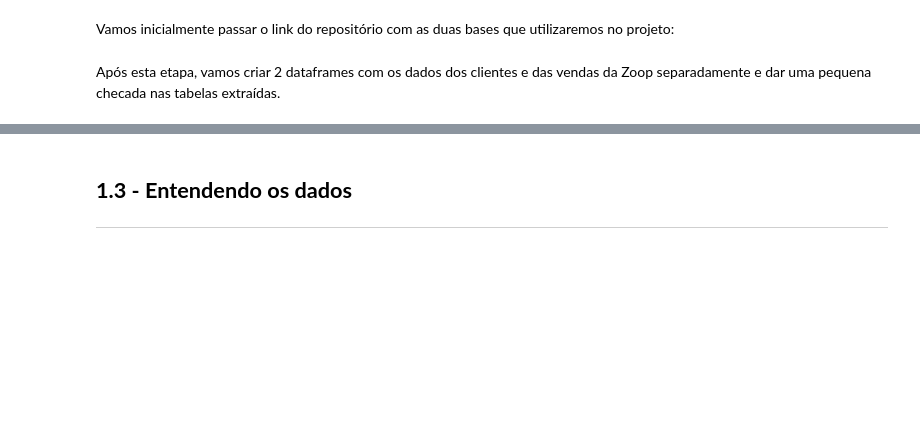
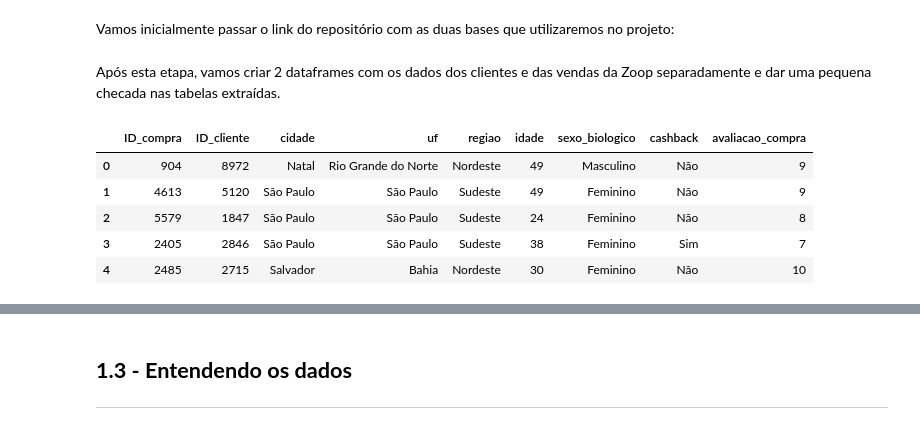
Before and after one commit to TheGabrielVieira/ia-datascience-dataviz, a Jupyter notebook: notebooks/Projeto_IA_aplicada_a_Data_Science.ipynb, the cells around one changed output, grey strips where cells are left out. Saved outputs shown, nothing was run; the diff lists cells and outputs as text; code cells hidden in the pictures; blank space fills up the shorter version.

Commit message:
feat: getting-the-data-with-pandas

```diff
--- a/notebooks/Projeto_Inicial_IA_aplicada_a_Data_Science.ipynb
+++ b/notebooks/Projeto_IA_aplicada_a_Data_Science.ipynb
@@ -40,7 +40,7 @@ Para agilizar o processo da análise exploratória dos dados (AED) e a criação
 # %% [markdown]
 Vamos inicialmente passar o link do repositório com as duas bases que utilizaremos no projeto:
 # %%
-url_clientes = "https://raw.githubusercontent.com/alura-cursos/ia-datascience-dataviz/main/dados/zoop_clientes.csv"
-url_vendas = "https://raw.githubusercontent.com/alura-cursos/ia-datascience-dataviz/main/dados/zoop_vendas.csv"
+url_clientes = "https://raw.githubusercontent.com/TheGabrielVieira/ia-datascience-dataviz/refs/heads/main/datas/zoop_clientes.csv"
+url_vendas = "https://raw.githubusercontent.com/TheGabrielVieira/ia-datascience-dataviz/refs/heads/main/datas/zoop_vendas.csv"
 # %% [markdown]
 Após esta etapa, vamos criar 2 dataframes com os dados dos clientes e das vendas da Zoop separadamente e dar uma pequena checada nas tabelas extraídas.
@@ -46,0 +49,11 @@ Após esta etapa, vamos criar 2 dataframes com os dados dos clientes e das venda
+# %%
+clientes = pd.read_csv(url_clientes)
+# %%
+clientes.head()
+# %% [output]
+|  | ID_compra | ID_cliente | cidade | uf | regiao | idade | sexo_biologico | cashback | avaliacao_compra |
+| 0 | 904 | 8972 | Natal | Rio Grande do Norte | Nordeste | 49 | Masculino | Não | 9 |
+| 1 | 4613 | 5120 | São Paulo | São Paulo | Sudeste | 49 | Feminino | Não | 9 |
+| 2 | 5579 | 1847 | São Paulo | São Paulo | Sudeste | 24 | Feminino | Não | 8 |
+| 3 | 2405 | 2846 | São Paulo | São Paulo | Sudeste | 38 | Feminino | Sim | 7 |
+| 4 | 2485 | 2715 | Salvador | Bahia | Nordeste | 30 | Feminino | Não | 10 |
```
Also changed, not shown: parts of 3 cells of this notebook.
